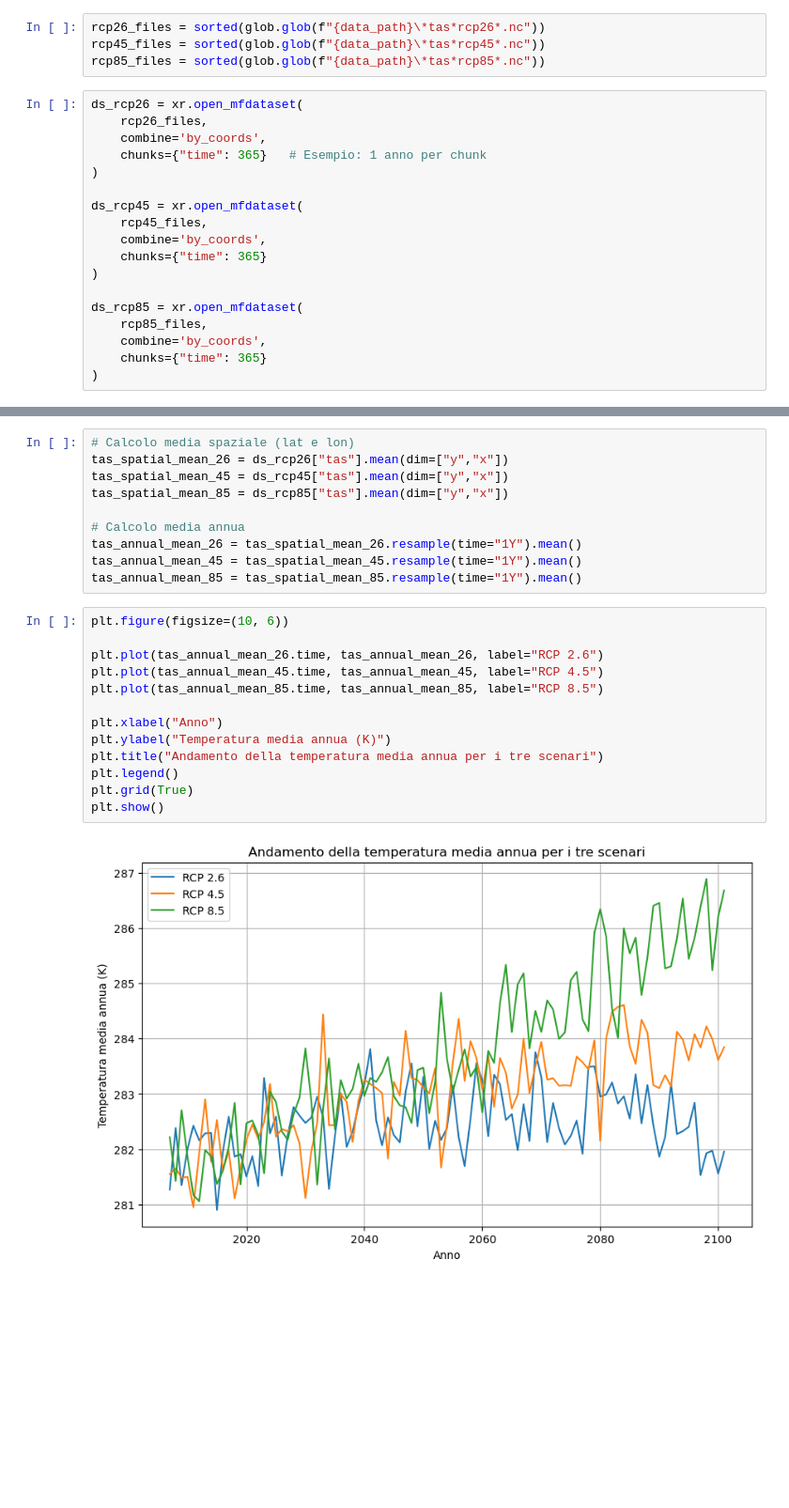
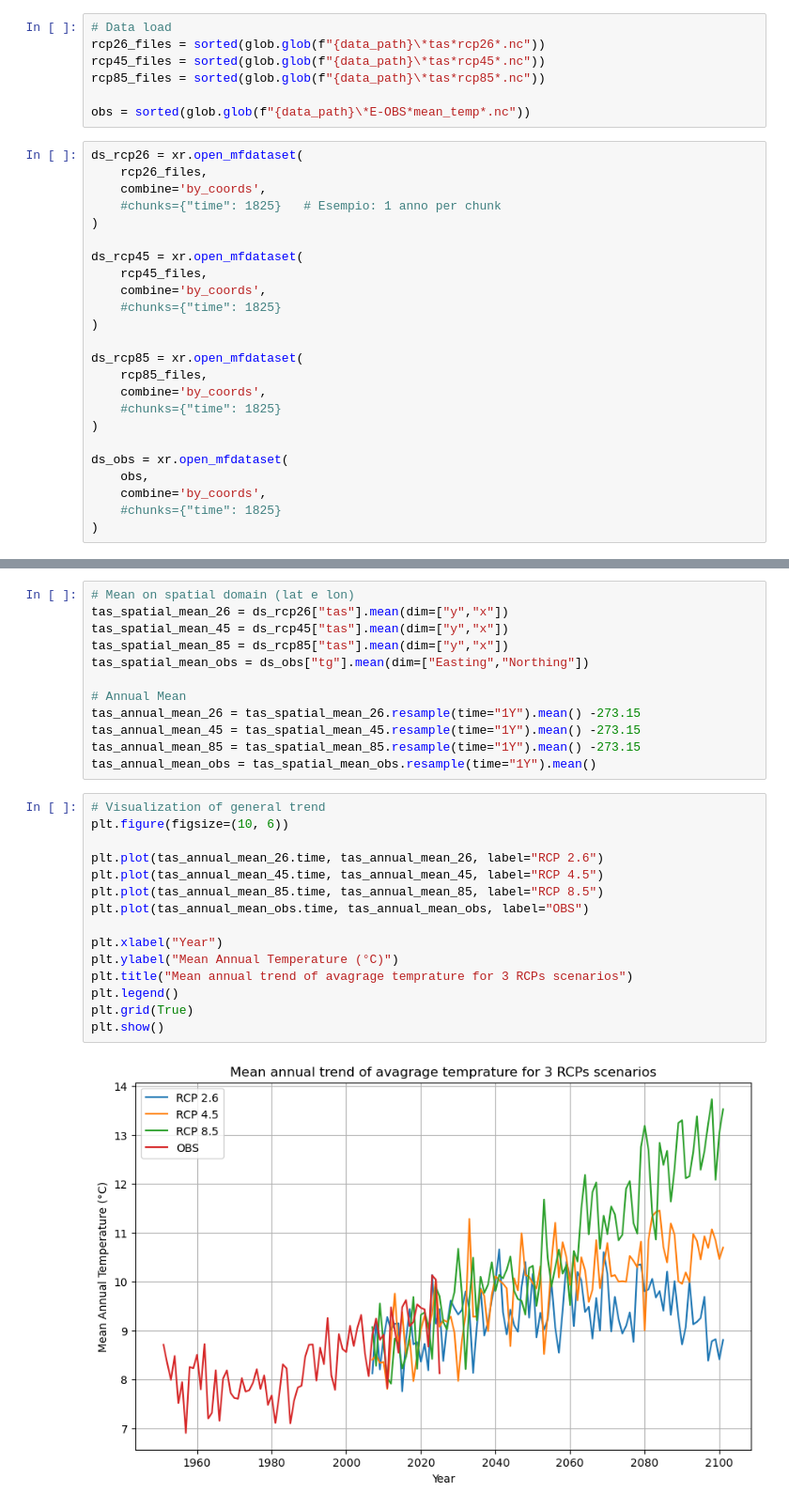
Before and after one commit to veronicapiuri/climate-netcdf-analysis, a Jupyter notebook: climate_analysis.ipynb, the cells around one changed output, grey strips where cells are left out. Shown: that part at 94% size. Saved outputs shown, nothing was run; the diff lists cells and outputs as text; blank space fills up the shorter version.

```diff
--- a/climate_analysis.ipynb
+++ b/climate_analysis.ipynb
@@ -11,22 +25,31 @@ data_path = r"C:\Users\Veronica\OneDrive - Politecnico di Milano\POLIMI\SAHARA\p
 # %%
+# Data load
 rcp26_files = sorted(glob.glob(f"{data_path}\*tas*rcp26*.nc"))
 rcp45_files = sorted(glob.glob(f"{data_path}\*tas*rcp45*.nc"))
 rcp85_files = sorted(glob.glob(f"{data_path}\*tas*rcp85*.nc"))
+
+obs = sorted(glob.glob(f"{data_path}\*E-OBS*mean_temp*.nc"))
 # %%
 ds_rcp26 = xr.open_mfdataset(
     rcp26_files,
     combine='by_coords',
-    chunks={"time": 365}   # Esempio: 1 anno per chunk
+    #chunks={"time": 1825}   # Esempio: 1 anno per chunk
 )
 
 ds_rcp45 = xr.open_mfdataset(
     rcp45_files,
     combine='by_coords',
-    chunks={"time": 365}
+    #chunks={"time": 1825}
 )
 
 ds_rcp85 = xr.open_mfdataset(
     rcp85_files,
     combine='by_coords',
-    chunks={"time": 365}
+    #chunks={"time": 1825}
 )
+
+ds_obs = xr.open_mfdataset(
+    obs,
+    combine='by_coords',
+    #chunks={"time": 1825}
+)
@@ -54,25 +56,29 @@ plt.show()
 # %%
-# Calcolo media spaziale (lat e lon)
+# Mean on spatial domain (lat e lon)
 tas_spatial_mean_26 = ds_rcp26["tas"].mean(dim=["y","x"])
 tas_spatial_mean_45 = ds_rcp45["tas"].mean(dim=["y","x"])
 tas_spatial_mean_85 = ds_rcp85["tas"].mean(dim=["y","x"])
+tas_spatial_mean_obs = ds_obs["tg"].mean(dim=["Easting","Northing"])
 
-# Calcolo media annua
-tas_annual_mean_26 = tas_spatial_mean_26.resample(time="1Y").mean()
-tas_annual_mean_45 = tas_spatial_mean_45.resample(time="1Y").mean()
-tas_annual_mean_85 = tas_spatial_mean_85.resample(time="1Y").mean()
+# Annual Mean
+tas_annual_mean_26 = tas_spatial_mean_26.resample(time="1Y").mean() -273.15
+tas_annual_mean_45 = tas_spatial_mean_45.resample(time="1Y").mean() -273.15
+tas_annual_mean_85 = tas_spatial_mean_85.resample(time="1Y").mean() -273.15
+tas_annual_mean_obs = tas_spatial_mean_obs.resample(time="1Y").mean()
 # %%
+# Visualization of general trend
 plt.figure(figsize=(10, 6))
 
 plt.plot(tas_annual_mean_26.time, tas_annual_mean_26, label="RCP 2.6")
 plt.plot(tas_annual_mean_45.time, tas_annual_mean_45, label="RCP 4.5")
 plt.plot(tas_annual_mean_85.time, tas_annual_mean_85, label="RCP 8.5")
+plt.plot(tas_annual_mean_obs.time, tas_annual_mean_obs, label="OBS")
 
-plt.xlabel("Anno")
-plt.ylabel("Temperatura media annua (K)")
-plt.title("Andamento della temperatura media annua per i tre scenari")
+plt.xlabel("Year")
+plt.ylabel("Mean Annual Temperature (°C)")
+plt.title("Mean annual trend of avagrage temprature for 3 RCPs scenarios")
 plt.legend()
 plt.grid(True)
 plt.show()
 # %% [output]
-[figure, old version]
+[figure, new version]
```
Also changed, not shown: parts of 18 cells of this notebook.
